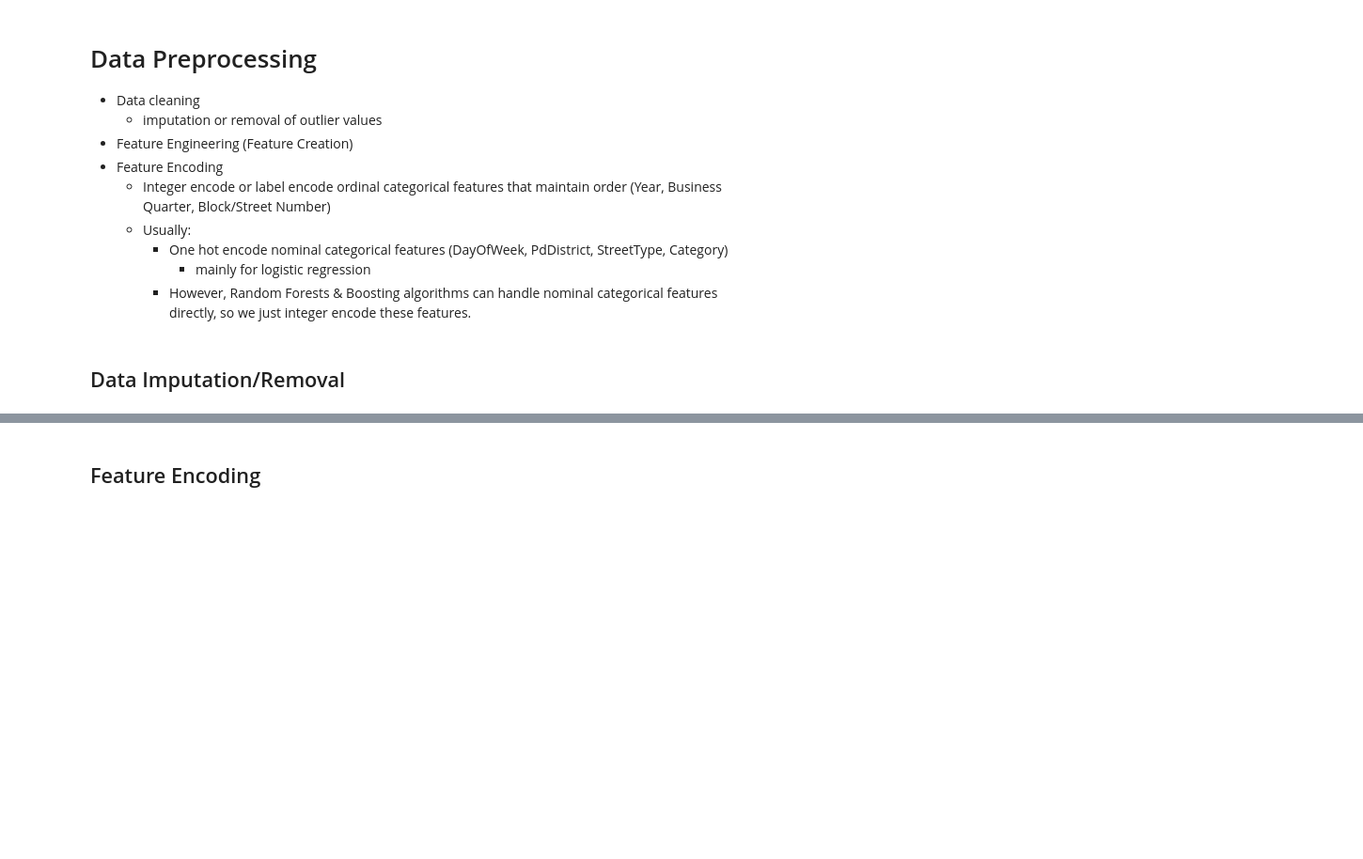
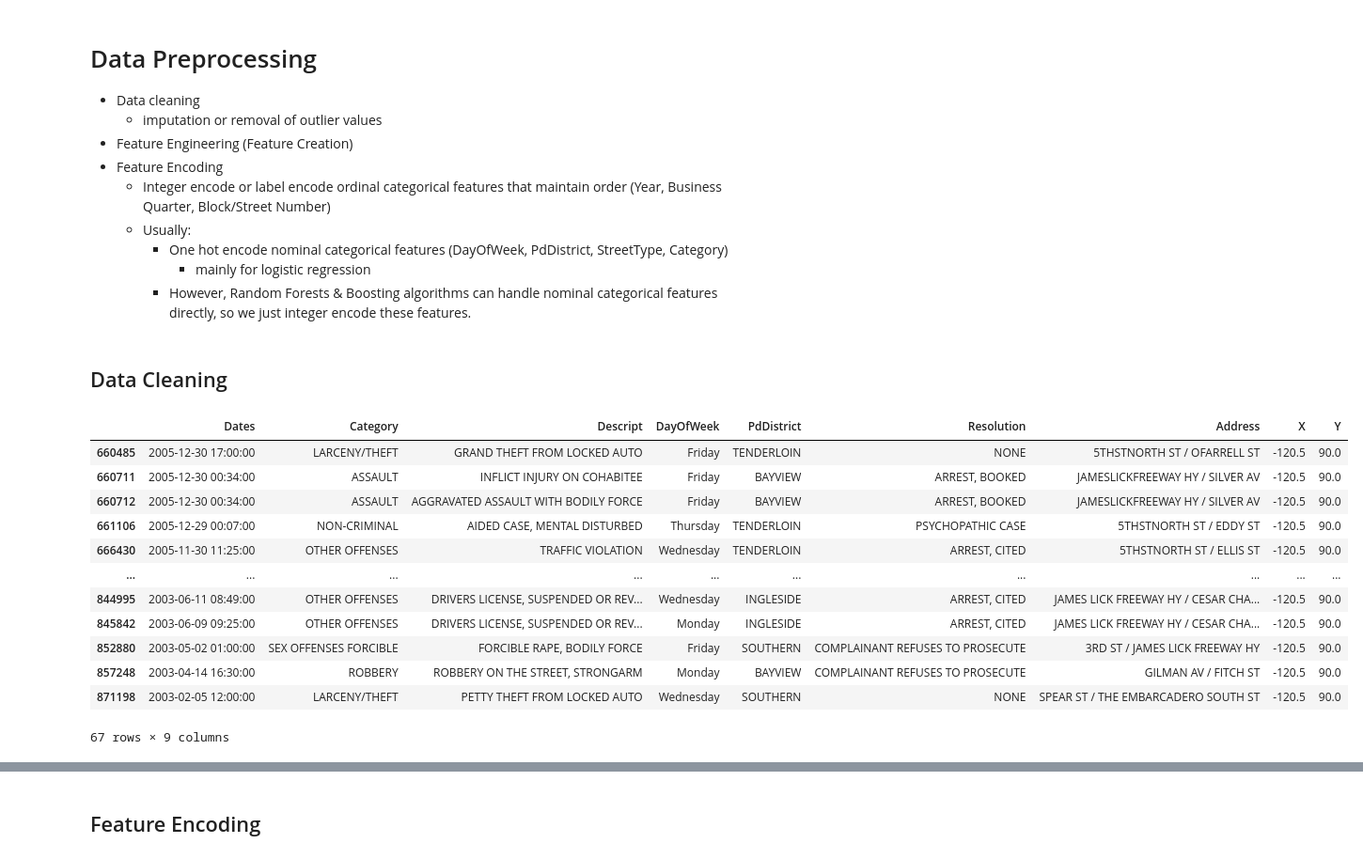
Before and after one commit to mj-awad17/Data_Analystics-Projects, a Jupyter notebook: sf-crime/sf-crime-prediction.ipynb, the cells around one changed output, grey strips where cells are left out. Shown at 94% size. Cells and saved outputs as stored; diff of their text form; code cells hidden in the pictures; blank space fills up the shorter version.

```diff
--- a/sf-crime/sf-crime-prediction.ipynb
+++ b/sf-crime/sf-crime-prediction.ipynb
@@ -313,4 +313,20 @@ train.describe().T
             - mainly for logistic regression
         - However, Random Forests & Boosting algorithms can handle nominal categorical features directly, so we just integer encode these features.
 # %% [markdown]
-## Data Imputation/Removal
+## Data Cleaning
+# %%
+train[train['Y'] == train['Y'].max()]
+# %% [output]
+|  | Dates | Category | Descript | DayOfWeek | PdDistrict | Resolution | Address | X | Y |
+| 660485 | 2005-12-30 17:00:00 | LARCENY/THEFT | GRAND THEFT FROM LOCKED AUTO | Friday | TENDERLOIN | NONE | 5THSTNORTH ST / OFARRELL ST | -120.5 | 90.0 |
+| 660711 | 2005-12-30 00:34:00 | ASSAULT | INFLICT INJURY ON COHABITEE | Friday | BAYVIEW | ARREST, BOOKED | JAMESLICKFREEWAY HY / SILVER AV | -120.5 | 90.0 |
+| 660712 | 2005-12-30 00:34:00 | ASSAULT | AGGRAVATED ASSAULT WITH BODILY FORCE | Friday | BAYVIEW | ARREST, BOOKED | JAMESLICKFREEWAY HY / SILVER AV | -120.5 | 90.0 |
+| 661106 | 2005-12-29 00:07:00 | NON-CRIMINAL | AIDED CASE, MENTAL DISTURBED | Thursday | TENDERLOIN | PSYCHOPATHIC CASE | 5THSTNORTH ST / EDDY ST | -120.5 | 90.0 |
+| 666430 | 2005-11-30 11:25:00 | OTHER OFFENSES | TRAFFIC VIOLATION | Wednesday | TENDERLOIN | ARREST, CITED | 5THSTNORTH ST / ELLIS ST | -120.5 | 90.0 |
+| ... | ... | ... | ... | ... | ... | ... | ... | ... | ... |
+| 844995 | 2003-06-11 08:49:00 | OTHER OFFENSES | DRIVERS LICENSE, SUSPENDED OR REV... | Wednesday | INGLESIDE | ARREST, CITED | JAMES LICK FREEWAY HY / CESAR CHA... | -120.5 | 90.0 |
+| 845842 | 2003-06-09 09:25:00 | OTHER OFFENSES | DRIVERS LICENSE, SUSPENDED OR REV... | Monday | INGLESIDE | ARREST, CITED | JAMES LICK FREEWAY HY / CESAR CHA... | -120.5 | 90.0 |
+| 852880 | 2003-05-02 01:00:00 | SEX OFFENSES FORCIBLE | FORCIBLE RAPE, BODILY FORCE | Friday | SOUTHERN | COMPLAINANT REFUSES TO PROSECUTE | 3RD ST / JAMES LICK FREEWAY HY | -120.5 | 90.0 |
+| 857248 | 2003-04-14 16:30:00 | ROBBERY | ROBBERY ON THE STREET, STRONGARM | Monday | BAYVIEW | COMPLAINANT REFUSES TO PROSECUTE | GILMAN AV / FITCH ST | -120.5 | 90.0 |
+| 871198 | 2003-02-05 12:00:00 | LARCENY/THEFT | PETTY THEFT FROM LOCKED AUTO | Wednesday | SOUTHERN | NONE | SPEAR ST / THE EMBARCADERO SOUTH ST | -120.5 | 90.0 |
+67 rows × 9 columns
```
Also changed, not shown: parts of 12 cells of this notebook.
